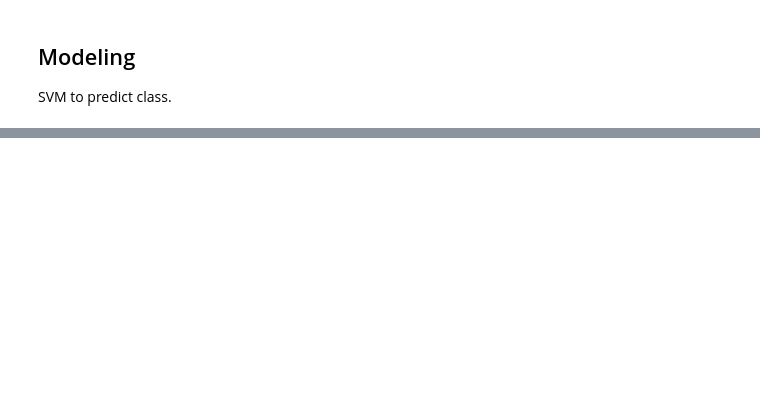
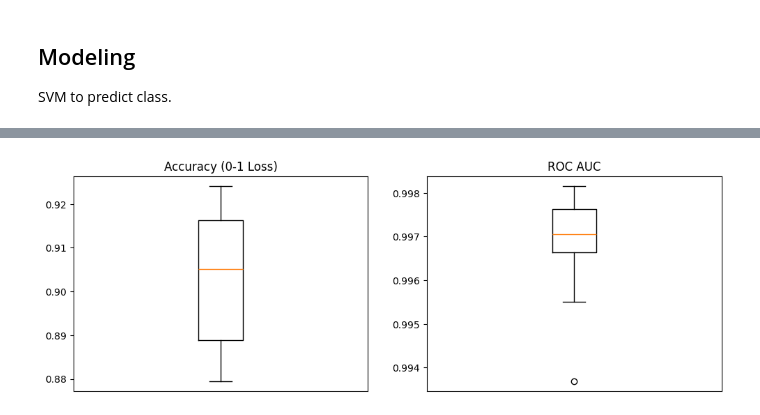
Before and after one commit to voytekresearch/convolutional_ar, a Jupyter notebook: texture.ipynb, the cells around one changed output, grey strips where cells are left out. Cells and saved outputs as stored; diff of their text form; code cells hidden in the pictures; blank space fills up the shorter version.

```diff
--- a/texture.ipynb
+++ b/texture.ipynb
@@ -411,0 +280,35 @@ plt.savefig('psd.png')
+# %%
+performance = {
+    'acc': np.zeros(10),
+    'roc_auc': np.zeros(10)
+}
+
+kf = StratifiedKFold(n_splits=10)
+
+for i, (train, test) in enumerate(kf.split(X_ar, y_ar)):
+    # Split
+    X_train, y_train = X_ar[train],  y_ar[train]
+    X_test, y_test = X_ar[test],  y_ar[test]
+
+    # Scale
+    X_train = StandardScaler().fit_transform(X_train)
+    X_test = StandardScaler().fit_transform(X_test)
+
+    # Fit
+    svc = SVC(C=1e2, probability=True)
+    svc.fit(X_train, y_train)
+
+    performance['acc'][i] = (svc.predict(X_test) == y_test).sum() / len(y_test)
+    performance['roc_auc'][i] = roc_auc_score(y_test, svc.predict_proba(X_test), multi_class='ovr')
+# %%
+fig, axes = plt.subplots(ncols=2, figsize=(12, 4))
+
+axes[0].boxplot(performance['acc'])
+axes[1].boxplot(performance['roc_auc'])
+
+axes[0].set_title('Accuracy (0-1 Loss)')
+axes[1].set_title('ROC AUC')
+axes[0].set_xticks([])
+axes[1].set_xticks([]);
+# %% [output]
+[figure, added]
```
Also changed, not shown: parts of 23 cells of this notebook.
